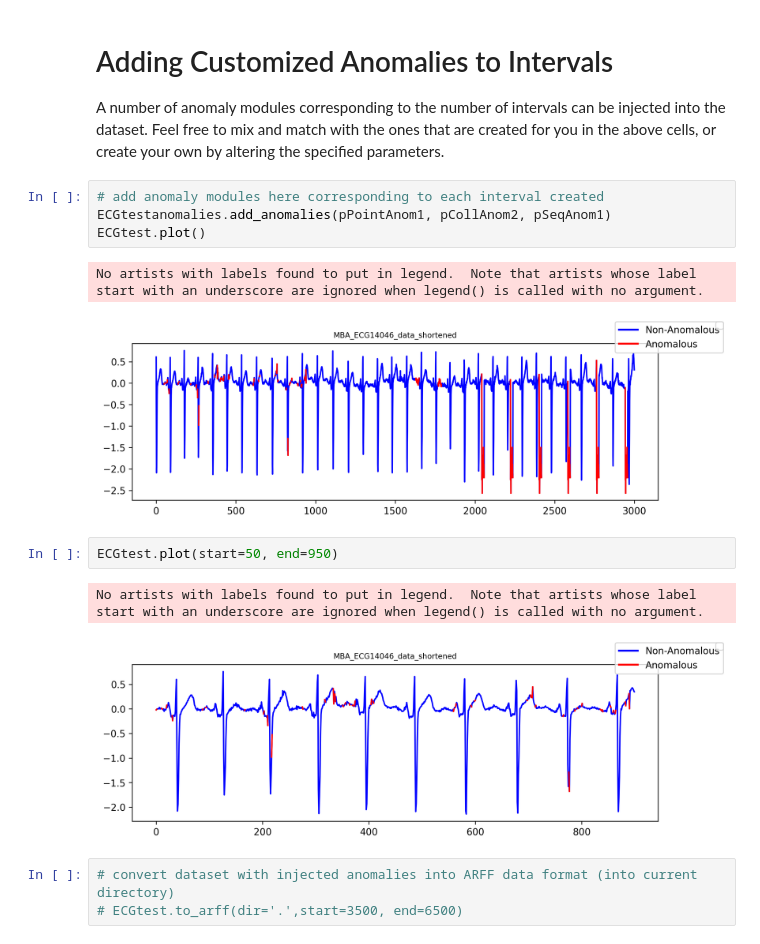
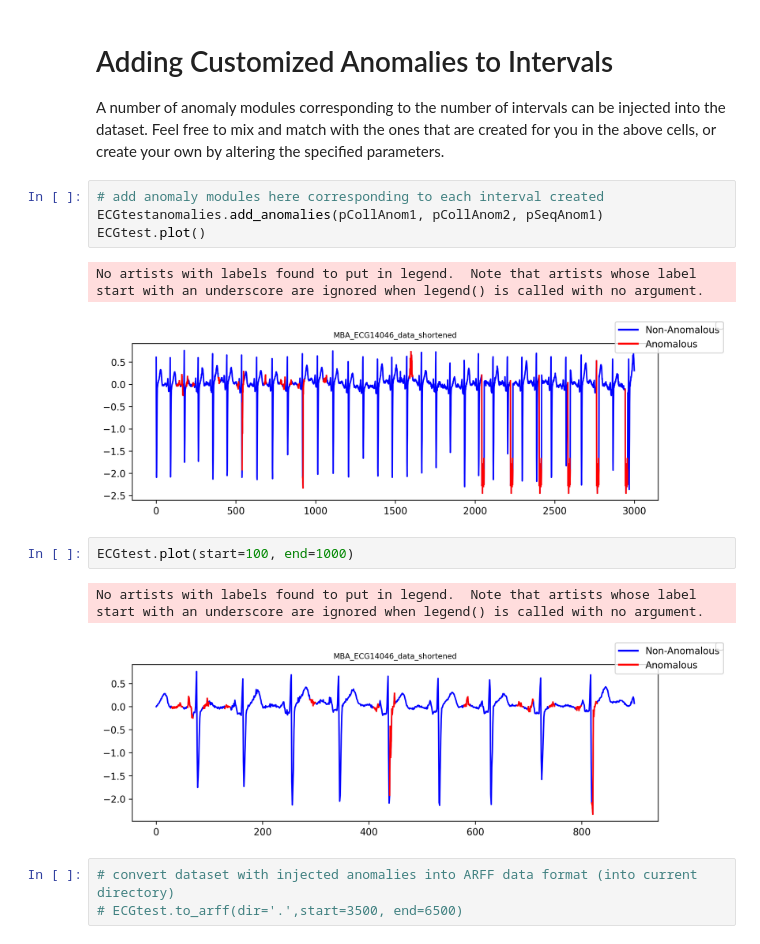
Before and after one commit to mac-dsl/AnomalyDriftDetection, a Jupyter notebook: util/anomaly_injection_demo.ipynb, the cells around one changed output. Drawn from its saved outputs; the diff is of its cells as text.

```diff
--- a/util/anomaly_injection_demo.ipynb
+++ b/util/anomaly_injection_demo.ipynb
@@ -70,16 +70,16 @@ pSeqAnom3 = SequentialAnomaly(0.1, 0.1,1, length=50)
 A number of anomaly modules corresponding to the number of intervals can be injected into the dataset. Feel free to mix and match with the ones that are created for you in the above cells, or create your own by altering the specified parameters.
 # %%
 # add anomaly modules here corresponding to each interval created
-ECGtestanomalies.add_anomalies(pPointAnom1, pCollAnom2, pSeqAnom1)
+ECGtestanomalies.add_anomalies(pCollAnom1, pCollAnom2, pSeqAnom1)
 ECGtest.plot()
 # %% [output]
 No artists with labels found to put in legend.  Note that artists whose label start with an underscore are ignored when legend() is called with no argument.
-[figure, old version]
+[figure, new version]
 # %%
-ECGtest.plot(start=50, end=950)
+ECGtest.plot(start=100, end=1000)
 # %% [output]
 No artists with labels found to put in legend.  Note that artists whose label start with an underscore are ignored when legend() is called with no argument.
-[figure, old version]
+[figure, new version]
 # %%
 # convert dataset with injected anomalies into ARFF data format (into current directory)
 # ECGtest.to_arff(dir='.',start=3500, end=6500)
```
Also changed, not shown: parts of 2 cells of this notebook, 9 other files.
